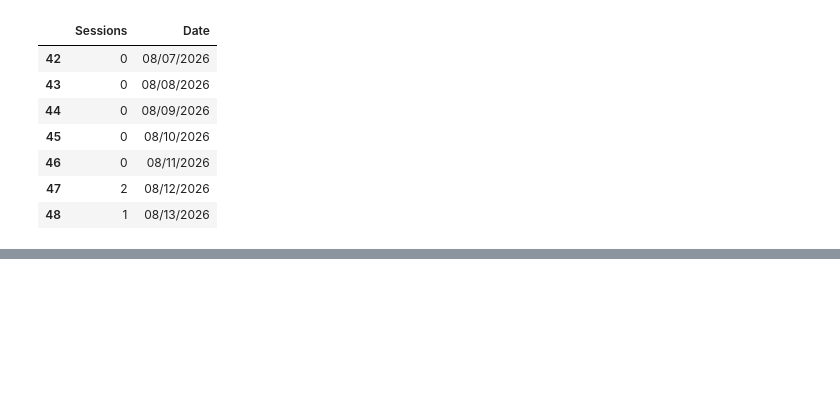
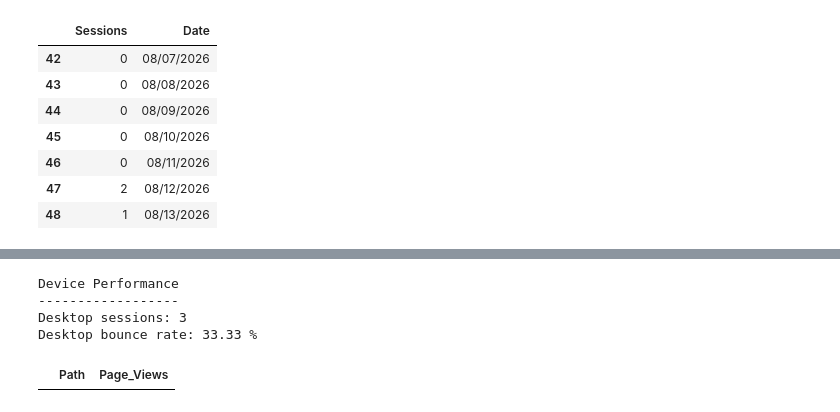
Before and after one commit to lomboto05-commits/contentsquare-website-analytics, a Jupyter notebook: ContentsquareAnalysis.ipynb, the cells around one changed output, grey strips where cells are left out. Saved outputs shown, nothing was run; the diff lists cells and outputs as text; code cells hidden in the pictures; blank space fills up the shorter version.

```diff
--- a/ContentsquareAnalysis.ipynb
+++ b/ContentsquareAnalysis.ipynb
@@ -157,0 +216,28 @@ display(daily_sessions)
+# %%
+# Device performance
+
+device_sessions = kpi_raw.loc[32, 1]
+device_bounce = kpi_raw.loc[75, 1]
+
+print("Device Performance")
+print("------------------")
+print("Desktop sessions:", device_sessions)
+print("Desktop bounce rate:", device_bounce, "%")
+# %% [output]
+Device Performance
+------------------
+Desktop sessions: 3
+Desktop bounce rate: 33.33 %
+# %%
+# Extract top website paths
+
+top_paths = kpi_raw.loc[87:92, [1, 2]].copy()
+
+top_paths.columns = ["Path", "Page_Views"]
+
+top_paths = top_paths.dropna()
+top_paths["Page_Views"] = pd.to_numeric(top_paths["Page_Views"])
+
+display(top_paths)
+# %% [output]
+|  | Path | Page_Views |
```
Also changed, not shown: parts of 3 cells of this notebook.
